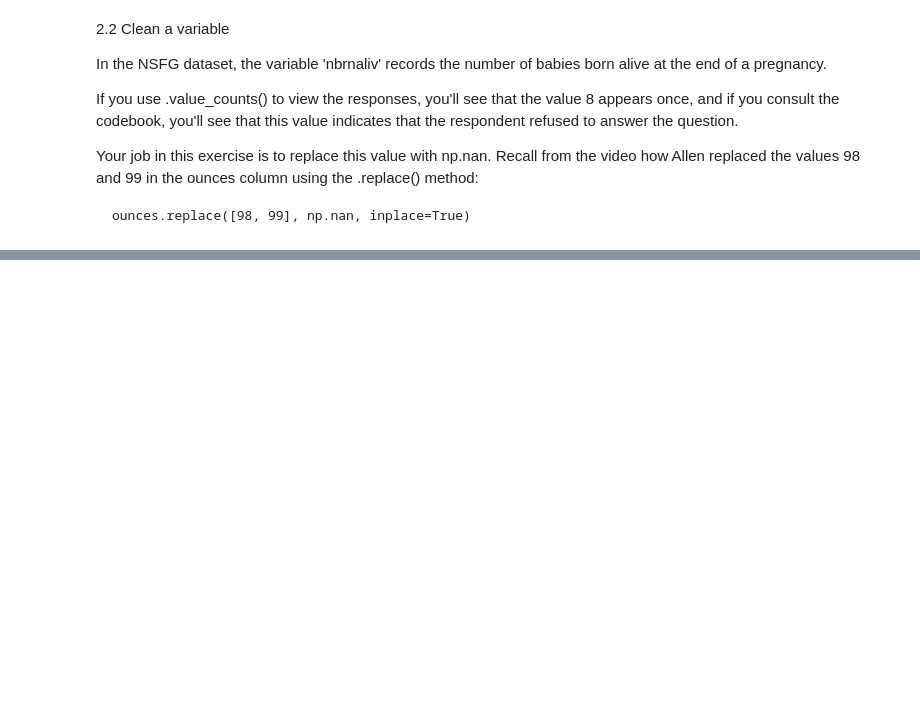
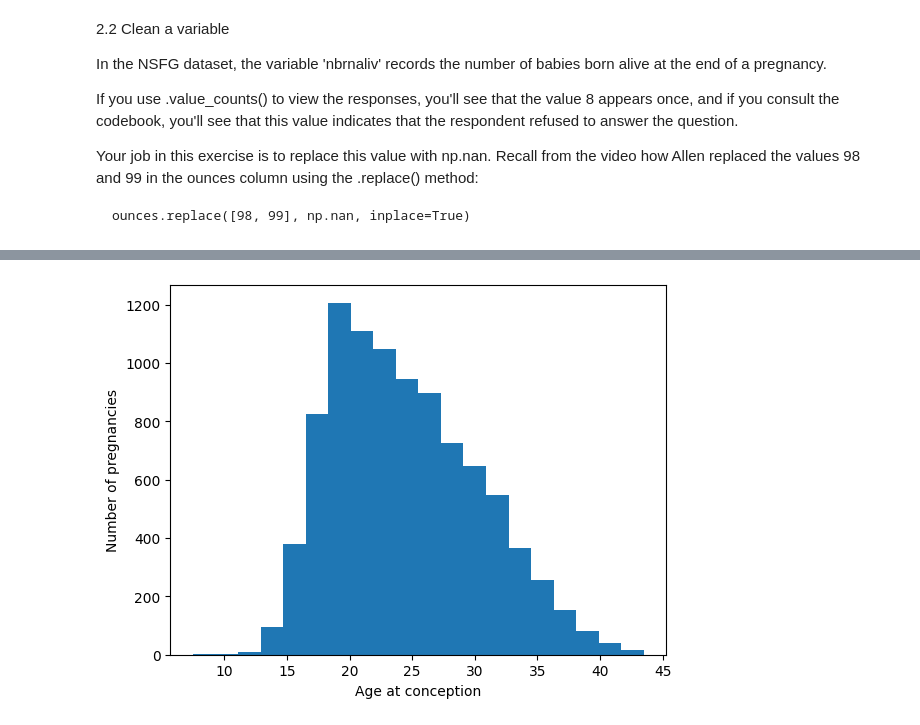
Before and after one commit to yazanhannun/Exploratory-Data-Analysis-in-Python, a Jupyter notebook: Read_clean_and_validate.ipynb, the cells around one changed output, grey strips where cells are left out. Drawn from its saved outputs; the diff is of its cells as text; code cells hidden in the pictures; blank space fills up the shorter version.

Commit message:
make a histogram

```diff
--- a/Read_clean_and_validate.ipynb
+++ b/Read_clean_and_validate.ipynb
@@ -80,0 +87,10 @@ print(nsfg['nbrnaliv'].value_counts())
+# %%
+# Select the columns and divide by 100
+agecon = nsfg['agecon'] / 100
+agepreg = nsfg['agepreg'] / 100
+
+# Compute the difference
+preg_length = agepreg - agecon
+
+# Compute summary statistics
+print(preg_length.describe())
@@ -80,0 +105,14 @@ print(nsfg['nbrnaliv'].value_counts())
+# %%
+import matplotlib.pyplot as plt
+
+# Plot the histogram
+plt.hist(agecon, bins=20)
+
+# Label the axes
+plt.xlabel('Age at conception')
+plt.ylabel('Number of pregnancies')
+
+# Show the figure
+plt.show()
+# %% [output]
+[figure, added]
```
Also changed, not shown: parts of 4 cells of this notebook.
